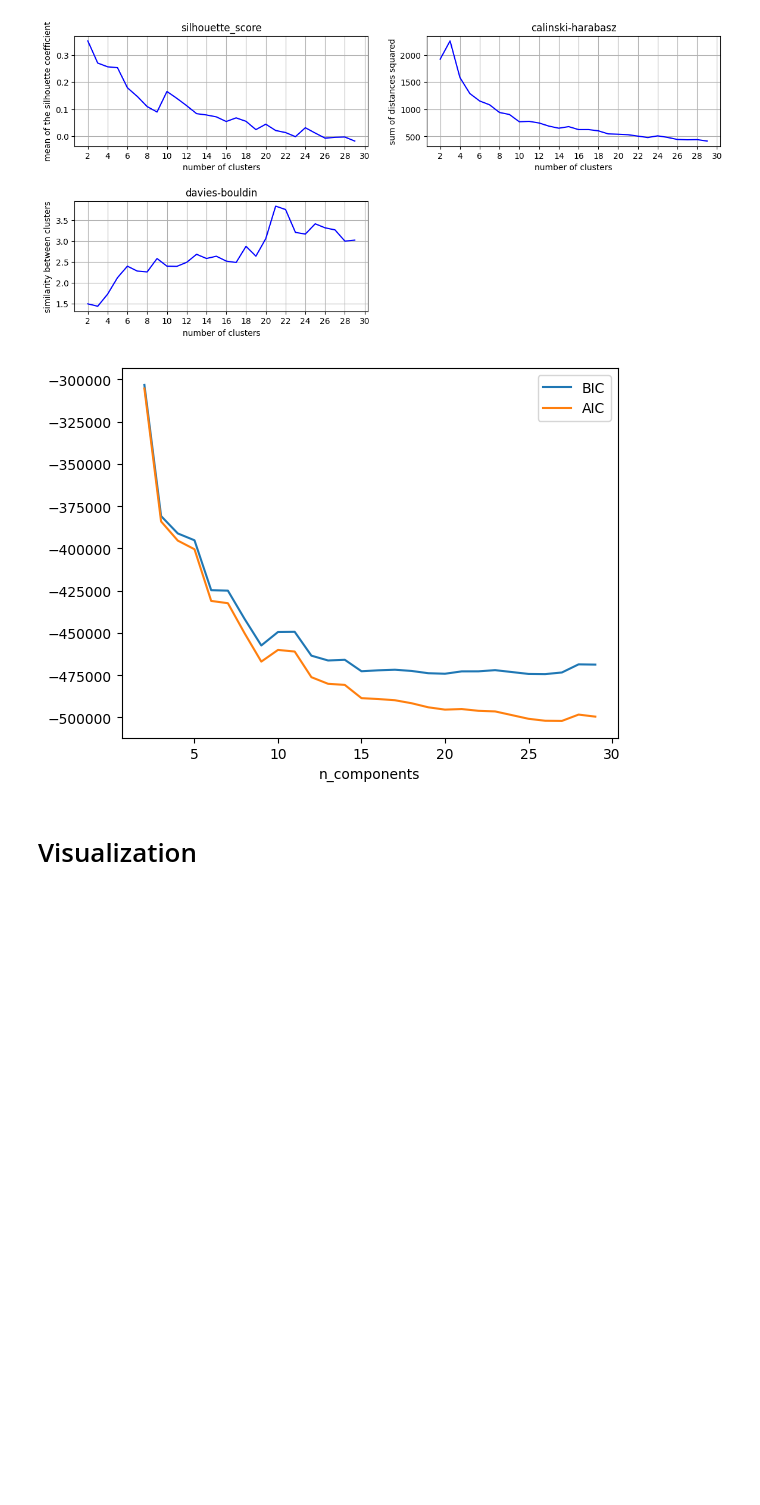
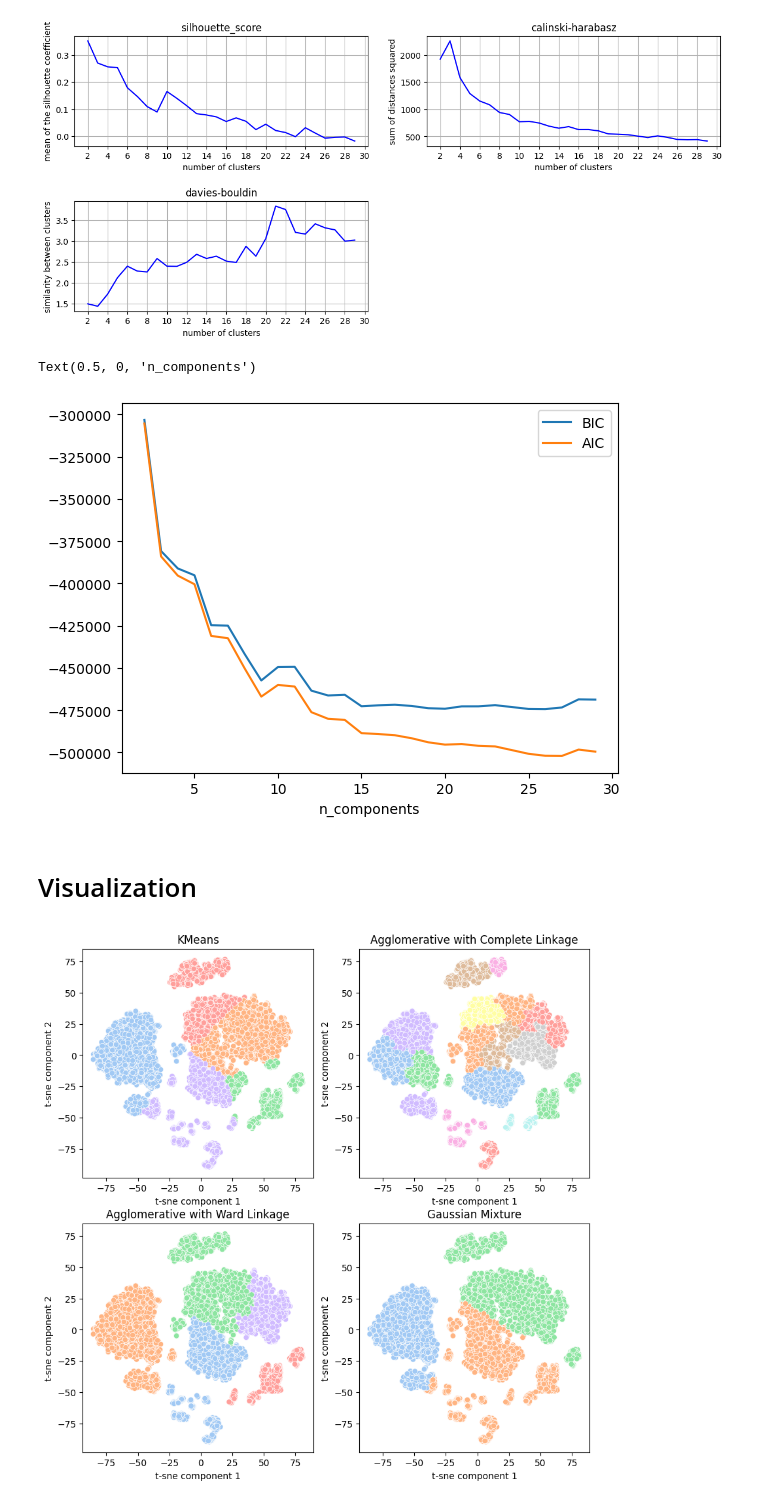
Before and after one commit to adgiz05/spotify_unsupervised_learning, a Jupyter notebook: main.ipynb, the cells around one changed output. Cells and saved outputs as stored; diff of their text form; code cells hidden in the pictures; blank space fills up the shorter version.

```diff
--- a/main.ipynb
+++ b/main.ipynb
@@ -215,7 +215,7 @@ metrics = clustering_metrics(dataset, 'gaussian', range(2, 30), plot=True, save=
 [figure]
 # %%
 n_components = np.arange(2, 30)
-models = [GaussianMixture(n, covariance_type='full', random_state=SEED).fit(dataset)
+models = [GaussianMixture(n, random_state=SEED).fit(dataset)
           for n in n_components]
 
 plt.plot(n_components, [m.bic(dataset) for m in models], label='BIC')
@@ -223,6 +223,7 @@ plt.plot(n_components, [m.aic(dataset) for m in models], label='AIC')
 plt.legend(loc='best')
 plt.xlabel('n_components')
 # %% [output]
+Text(0.5, 0, 'n_components')
 [figure]
 # %% [markdown]
 # Visualization
@@ -246 +273,11 @@ def visualize_clusters(model, n_clusters, reducer=TSNE):
+# %%
+n_clusters = {
+    'kmeans' : 5,
+    'agg_complete': 17,
+    'agg_ward' : 5,
+    'gaussian' : 3
+}
+visualize_all_models(n_clusters, save=True)
+# %% [output]
+[figure, added]
 # %%
```
Also changed, not shown: parts of 5 cells of this notebook, 4 other files.
